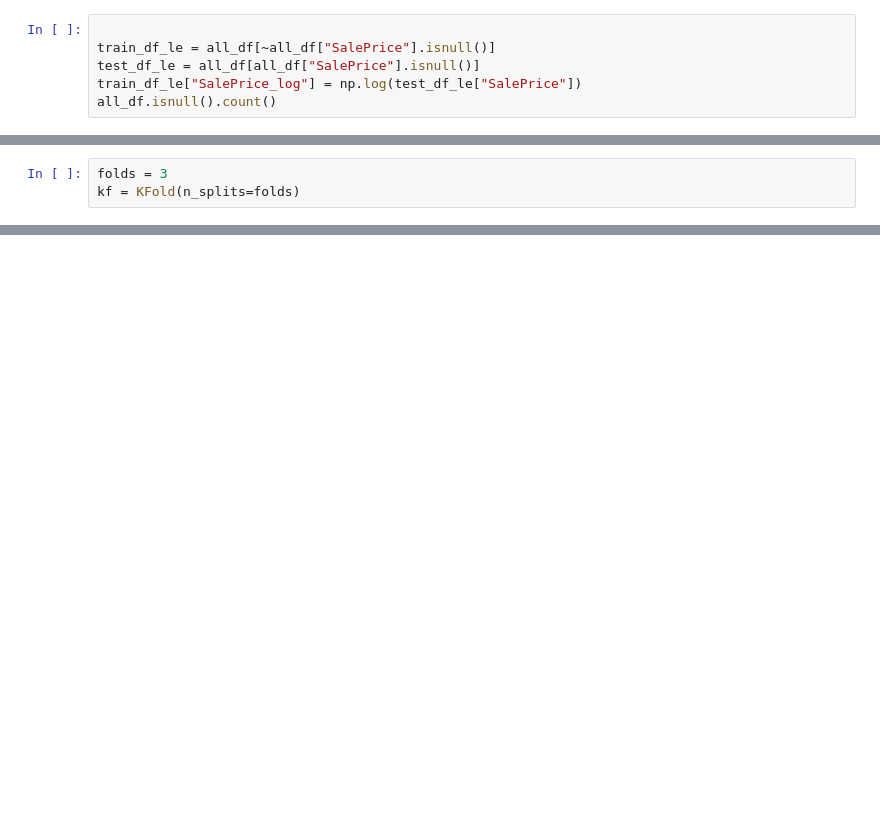
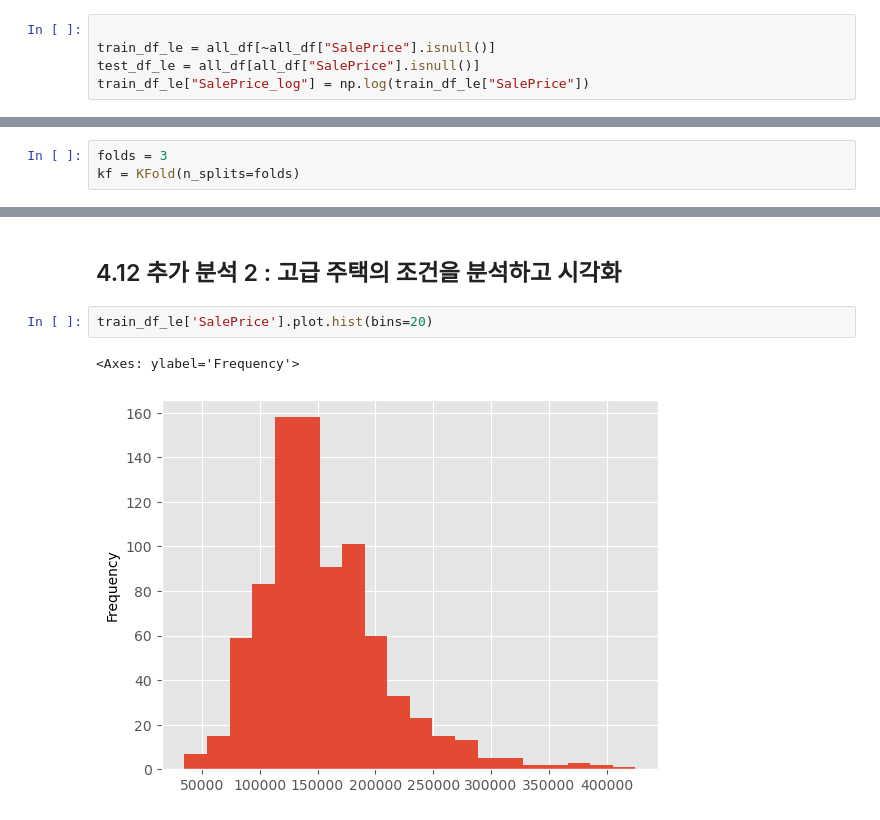
Before and after one commit to dkdkdkdkd/kaggle_study, a Jupyter notebook: kaggle_book_start/kaggle_house_prices.ipynb, the cells around one changed output, grey strips where cells are left out. Cells and saved outputs as stored; diff of their text form; blank space fills up the shorter version.

```diff
--- a/kaggle_book_start/kaggle_house_prices.ipynb
+++ b/kaggle_book_start/kaggle_house_prices.ipynb
@@ -1108,5 +1131,4 @@ Total_Bathrooms 2
 
 train_df_le = all_df[~all_df["SalePrice"].isnull()]
 test_df_le = all_df[all_df["SalePrice"].isnull()]
-train_df_le["SalePrice_log"] = np.log(test_df_le["SalePrice"])
-all_df.isnull().count()
+train_df_le["SalePrice_log"] = np.log(train_df_le["SalePrice"])
@@ -1154,0 +1567,7 @@ RandomForestRegressor does not accept missing values encoded as NaN natively. Fo
+# %% [markdown]
+## 4.12 추가 분석 2 : 고급 주택의 조건을 분석하고 시각화
+# %%
+train_df_le['SalePrice'].plot.hist(bins=20)
+# %% [output]
+<Axes: ylabel='Frequency'>
+[figure, added]
```
Also changed, not shown: parts of 64 cells of this notebook, 1 other file.
